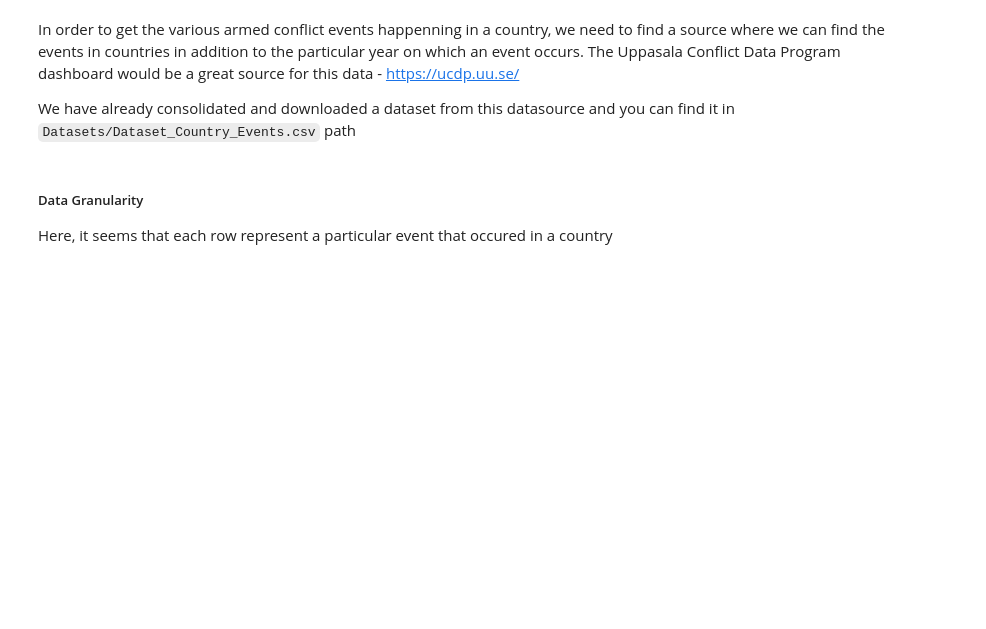
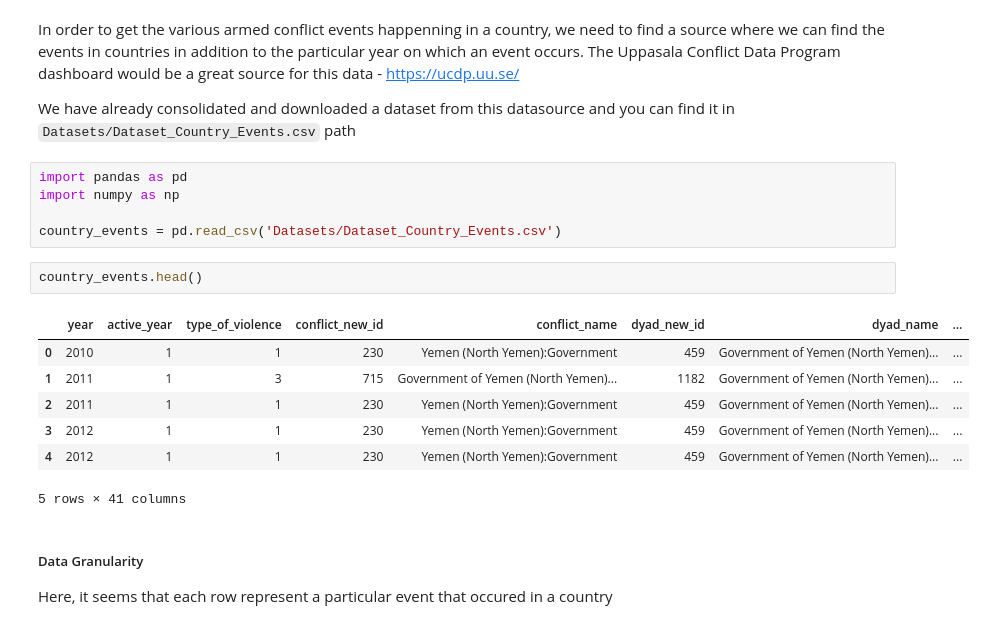
Before and after one commit to ace-ds/DS_Primer, a Jupyter notebook: Data_Management.ipynb, the cells around one changed output. Saved outputs shown, nothing was run; the diff lists cells and outputs as text; blank space fills up the shorter version.

```diff
--- a/Data_Management.ipynb
+++ b/Data_Management.ipynb
@@ -9,6 +9,21 @@ In order to get the various armed conflict events happenning in a country, we ne
 The Uppasala Conflict Data Program dashboard would be a great source for this data - https://ucdp.uu.se/
 
 We have already consolidated and downloaded a dataset from this datasource and you can find it in `Datasets/Dataset_Country_Events.csv` path
+# %%
+import pandas as pd
+import numpy as np
+
+country_events = pd.read_csv('Datasets/Dataset_Country_Events.csv')
+# %%
+country_events.head()
+# %% [output]
+|  | year | active_year | type_of_violence | conflict_new_id | conflict_name | dyad_new_id | dyad_name | ... |
+| 0 | 2010 | 1 | 1 | 230 | Yemen (North Yemen):Government | 459 | Government of Yemen (North Yemen)... | ... |
+| 1 | 2011 | 1 | 3 | 715 | Government of Yemen (North Yemen)... | 1182 | Government of Yemen (North Yemen)... | ... |
+| 2 | 2011 | 1 | 1 | 230 | Yemen (North Yemen):Government | 459 | Government of Yemen (North Yemen)... | ... |
+| 3 | 2012 | 1 | 1 | 230 | Yemen (North Yemen):Government | 459 | Government of Yemen (North Yemen)... | ... |
+| 4 | 2012 | 1 | 1 | 230 | Yemen (North Yemen):Government | 459 | Government of Yemen (North Yemen)... | ... |
+5 rows × 41 columns
 # %% [markdown]
 ##### Data Granularity
 
```
Also changed, not shown: parts of 6 cells of this notebook, 8 other files.
